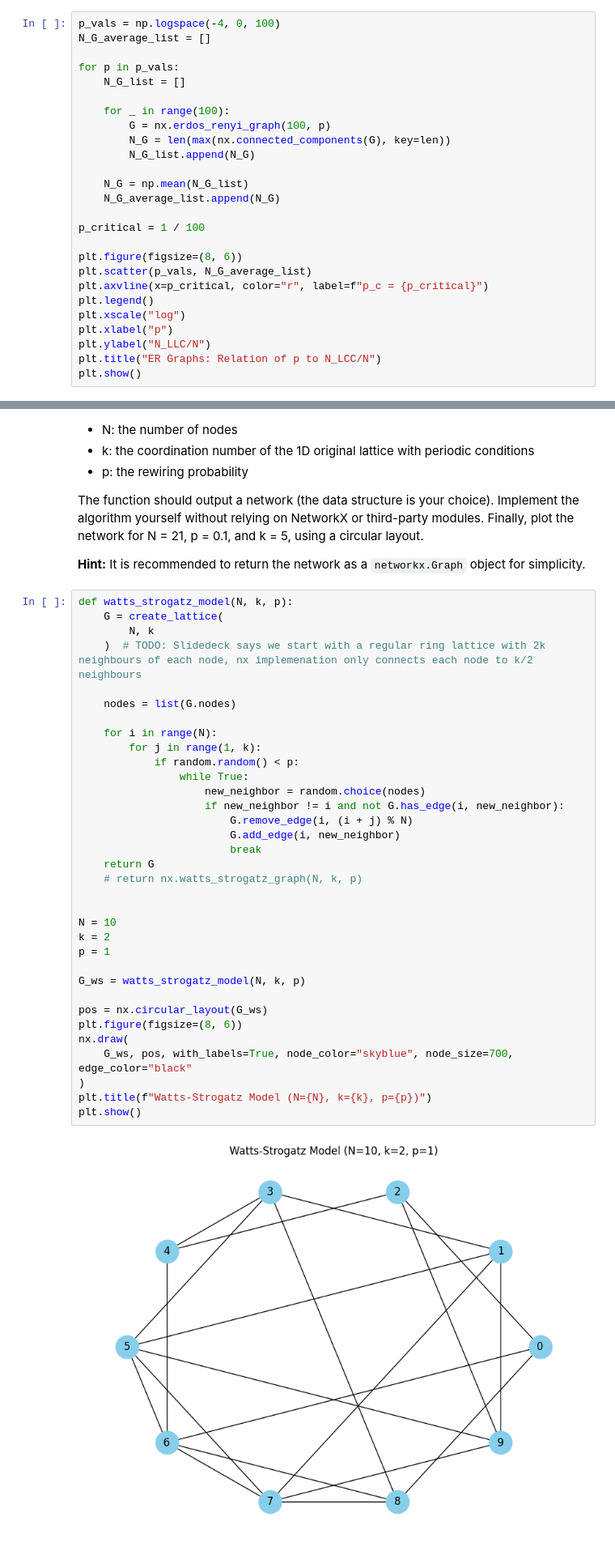
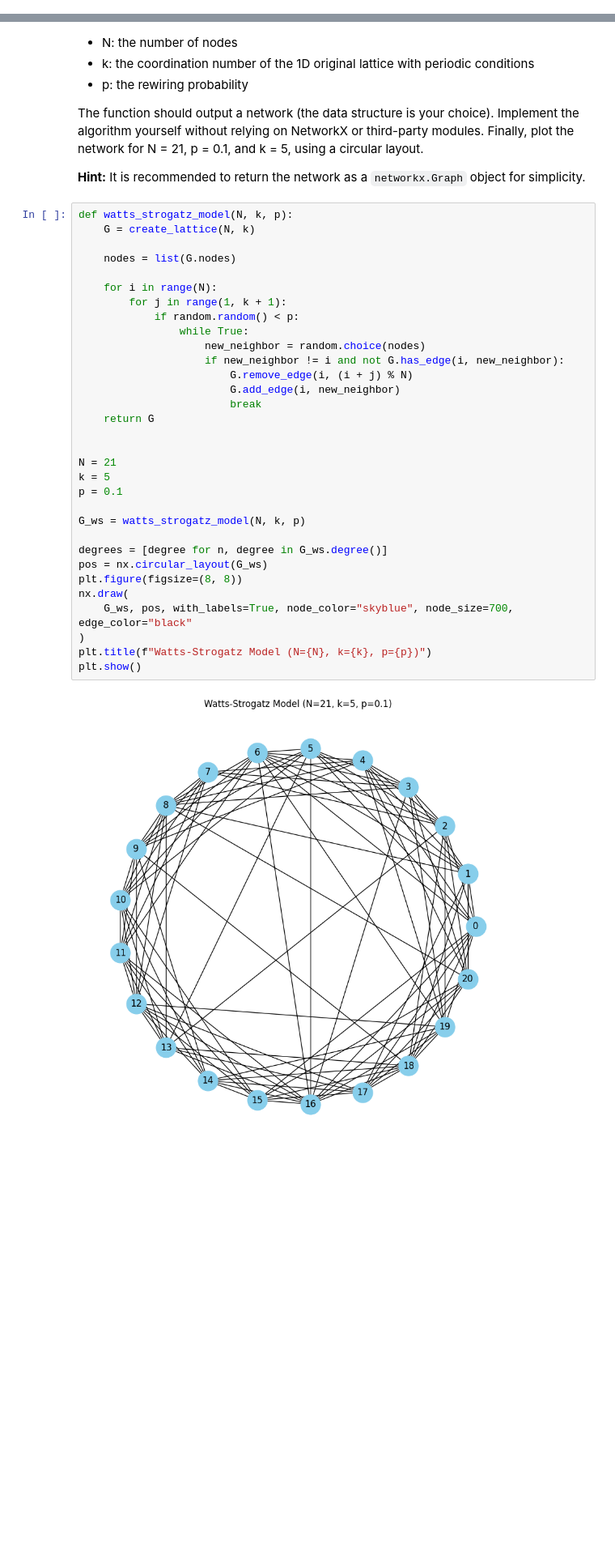
Before and after one commit to liamti5/UZH-Network-Science, a Jupyter notebook: a4/assignment4_Liam_Tessendorf_Maximilian_von_Willich.ipynb, the cells around one changed output, grey strips where cells are left out. Shown at 81% size. Cells and saved outputs as stored; diff of their text form; blank space fills up the shorter version.

```diff
--- a/a4/assignment4_Liam_Tessendorf_Maximilian_von_Willich.ipynb
+++ b/a4/assignment4_Liam_Tessendorf_Maximilian_von_Willich.ipynb
@@ -17,29 +17,3 @@ import random
 # %%
 seed = 42
 random.seed = seed
-# %%
-p_vals = np.logspace(-4, 0, 100)
-N_G_average_list = []
-
-for p in p_vals:
-    N_G_list = []
-
-    for _ in range(100):
-        G = nx.erdos_renyi_graph(100, p)
-        N_G = len(max(nx.connected_components(G), key=len))
-        N_G_list.append(N_G)
-
-    N_G = np.mean(N_G_list)
-    N_G_average_list.append(N_G)
-
-p_critical = 1 / 100
-
-plt.figure(figsize=(8, 6))
-plt.scatter(p_vals, N_G_average_list)
-plt.axvline(x=p_critical, color="r", label=f"p_c = {p_critical}")
-plt.legend()
-plt.xscale("log")
-plt.xlabel("p")
-plt.ylabel("N_LLC/N")
-plt.title("ER Graphs: Relation of p to N_LCC/N")
-plt.show()
@@ -283,40 +217,38 @@ The function should output a network (the data structure is your choice). Implem
 **Hint:** It is recommended to return the network as a `networkx.Graph` object for simplicity.
 # %%
 def watts_strogatz_model(N, k, p):
-    G = create_lattice(
-        N, k
-    )  # TODO: Slidedeck says we start with a regular ring lattice with 2k neighbours of each node, nx implemenation only connects each node to k/2 neighbours
+    G = create_lattice(N, k)
 
     nodes = list(G.nodes)
 
     for i in range(N):
-        for j in range(1, k):
+        for j in range(1, k + 1):
             if random.random() < p:
                 while True:
                     new_neighbor = random.choice(nodes)
                     if new_neighbor != i and not G.has_edge(i, new_neighbor):
                         G.remove_edge(i, (i + j) % N)
                         G.add_edge(i, new_neighbor)
                         break
     return G
-    # return nx.watts_strogatz_graph(N, k, p)
 
 
-N = 10
-k = 2
-p = 1
+N = 21
+k = 5
+p = 0.1
 
 G_ws = watts_strogatz_model(N, k, p)
 
+degrees = [degree for n, degree in G_ws.degree()]
 pos = nx.circular_layout(G_ws)
-plt.figure(figsize=(8, 6))
+plt.figure(figsize=(8, 8))
 nx.draw(
     G_ws, pos, with_labels=True, node_color="skyblue", node_size=700, edge_color="black"
 )
 plt.title(f"Watts-Strogatz Model (N={N}, k={k}, p={p})")
 plt.show()
 # %% [output]
-[figure, old version]
+[figure, new version]
 # %% [markdown]
 ### 6 Watts‐Strogatz: Clustering and Path Length (1 point)
 Compute and plot d_avg and C (the global clustering coefficient) for a sample of networks generated from the Watts‐Strogatz model (using the function from the previous point) as a function of p in the range [0, 1], keeping N = 1000 and k = 10 fixed. Normalize the values using the clustering and average path distance of a one-dimensional lattice with parameters N = 1000 and k = 10, aiming to replicate the "small-world" plot from Watts and Strogatz [1998].
```
Also changed, not shown: parts of 5 cells of this notebook.
